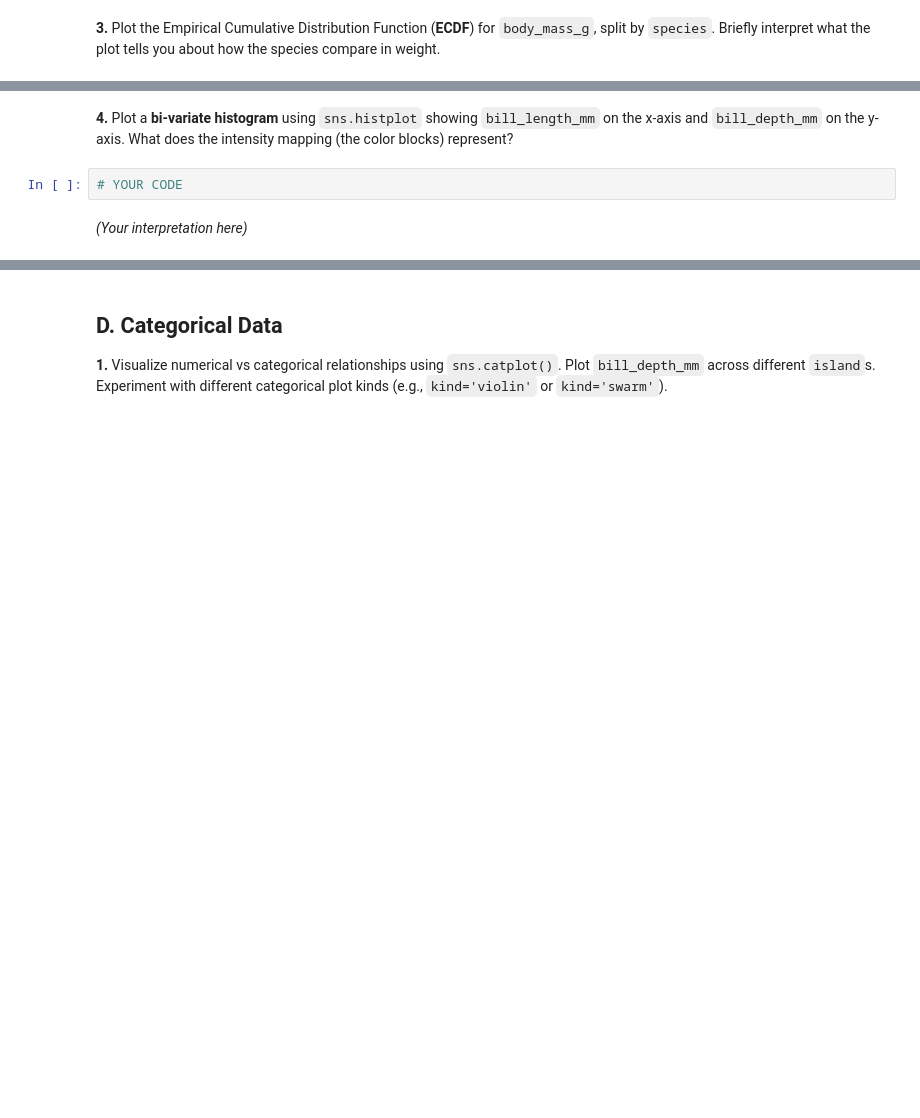
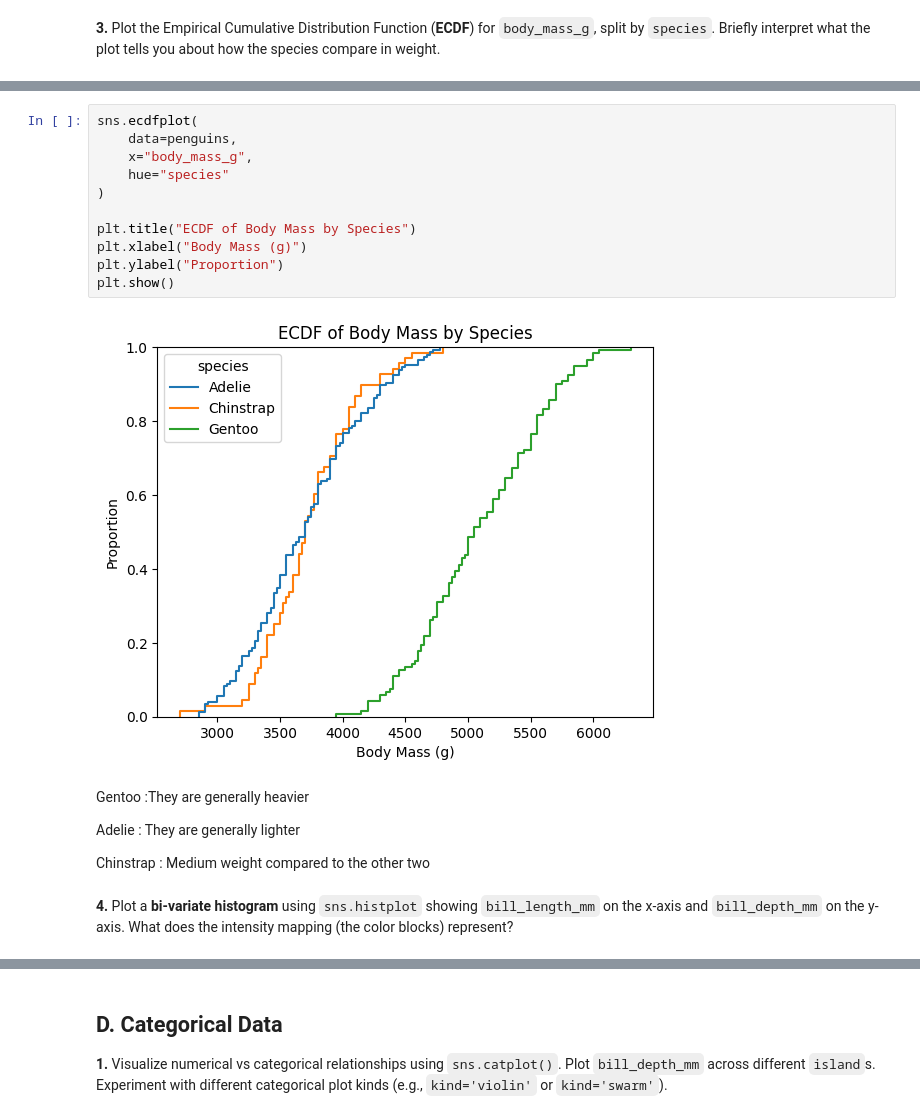
Before and after one commit to ibtihalalf/Exercises1, a Jupyter notebook: Week2/M3/m3_2_exercise.ipynb, the cells around one changed output, grey strips where cells are left out. Drawn from its saved outputs; the diff is of its cells as text; blank space fills up the shorter version.

```diff
--- a/Week2/M3/m3_2_exercise.ipynb
+++ b/Week2/M3/m3_2_exercise.ipynb
@@ -120,9 +131,22 @@ plt.show()
+# %%
+sns.ecdfplot(
+    data=penguins,
+    x="body_mass_g",
+    hue="species"
+)
+
+plt.title("ECDF of Body Mass by Species")
+plt.xlabel("Body Mass (g)")
+plt.ylabel("Proportion")
+plt.show()
+# %% [output]
+[figure, added]
+# %% [markdown]
+Gentoo :They are generally heavier
+
+Adelie : They are generally lighter
+
+Chinstrap : Medium weight compared to the other two
 # %% [markdown]
 
 **4.** Plot a **bi-variate histogram** using `sns.histplot` showing `bill_length_mm` on the x-axis and `bill_depth_mm` on the y-axis. What does the intensity mapping (the color blocks) represent?
-# %%
-# YOUR CODE
-# %% [markdown]
-
-
-*(Your interpretation here)*
```
Also changed, not shown: parts of 9 cells of this notebook.
